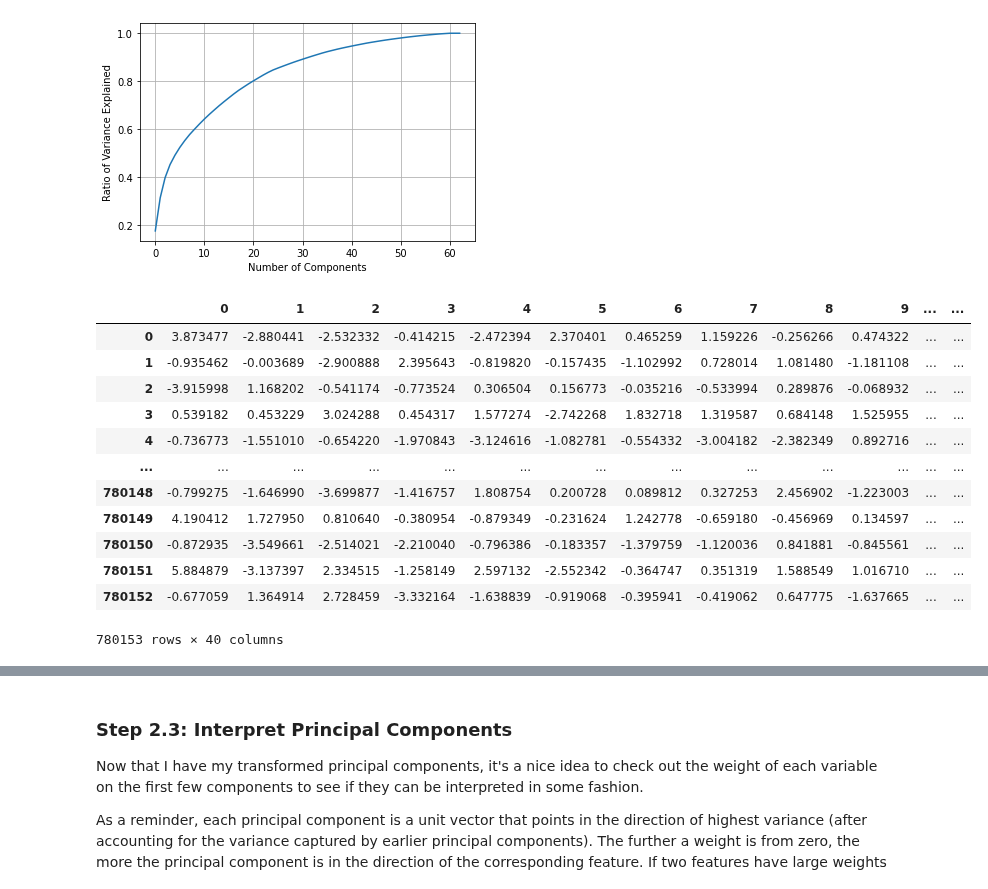
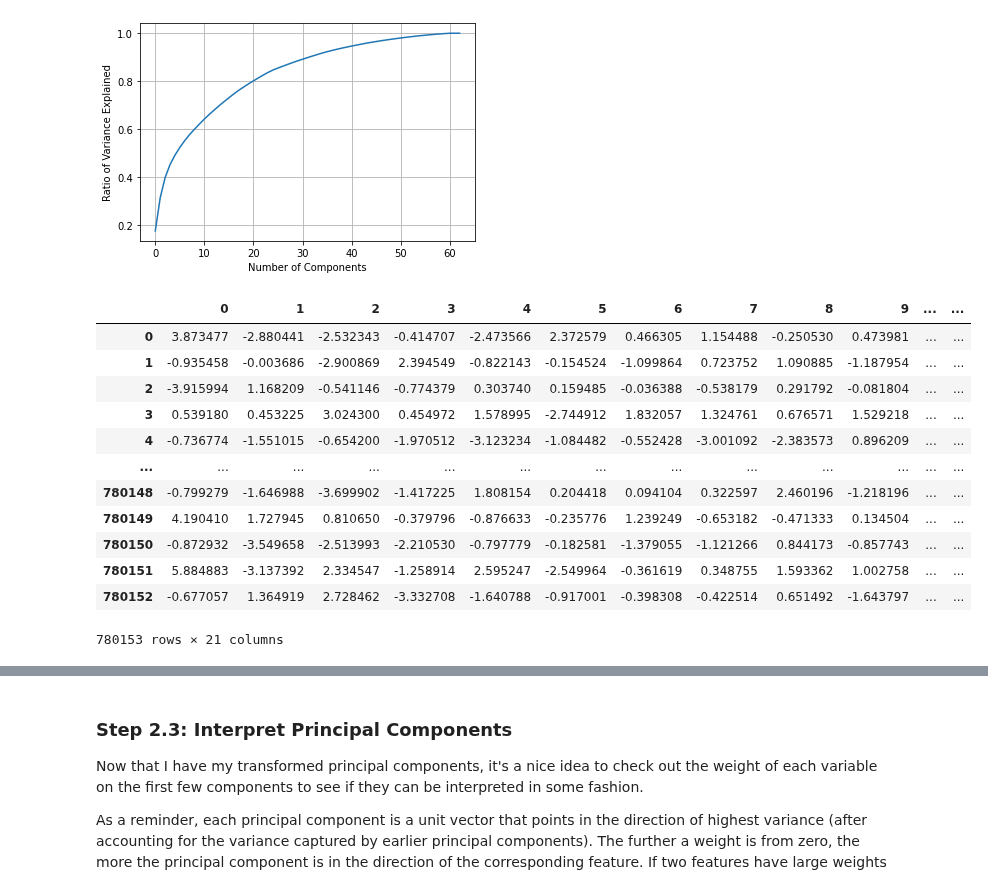
Before and after one commit to paulgureghian/Python_Notebooks, a Jupyter notebook: Create_Cust_Segments/Identify_Cust_Segments/identify_cust_segments.ipynb, the cells around one changed output, grey strips where cells are left out. Saved outputs shown, nothing was run; the diff lists cells and outputs as text; code cells hidden in the pictures.

```diff
--- a/Create_Cust_Segments/Identify_Cust_Segments/identify_cust_segments.ipynb
+++ b/Create_Cust_Segments/Identify_Cust_Segments/identify_cust_segments.ipynb
@@ -1047,23 +1047,23 @@ plt.grid();
 [figure]
 # %%
 # Re-apply PCA techniques to the dataframe with 'n_components' parameter.
-pca = PCA(n_components=40)
+pca = PCA(n_components=21)
 azdias_pca = pd.DataFrame(pca.fit_transform(azdias))
 azdias_pca
 # %% [output]
 |  | 0 | 1 | 2 | 3 | 4 | 5 | 6 | 7 | 8 | 9 | ... | ... |
-| 0 | 3.873477 | -2.880441 | -2.532332 | -0.414215 | -2.472394 | 2.370401 | 0.465259 | 1.159226 | -0.256266 | 0.474322 | ... | ... |
-| 1 | -0.935462 | -0.003689 | -2.900888 | 2.395643 | -0.819820 | -0.157435 | -1.102992 | 0.728014 | 1.081480 | -1.181108 | ... | ... |
-| 2 | -3.915998 | 1.168202 | -0.541174 | -0.773524 | 0.306504 | 0.156773 | -0.035216 | -0.533994 | 0.289876 | -0.068932 | ... | ... |
-| 3 | 0.539182 | 0.453229 | 3.024288 | 0.454317 | 1.577274 | -2.742268 | 1.832718 | 1.319587 | 0.684148 | 1.525955 | ... | ... |
-| 4 | -0.736773 | -1.551010 | -0.654220 | -1.970843 | -3.124616 | -1.082781 | -0.554332 | -3.004182 | -2.382349 | 0.892716 | ... | ... |
+| 0 | 3.873477 | -2.880441 | -2.532343 | -0.414707 | -2.473566 | 2.372579 | 0.466305 | 1.154488 | -0.250530 | 0.473981 | ... | ... |
+| 1 | -0.935458 | -0.003686 | -2.900869 | 2.394549 | -0.822143 | -0.154524 | -1.099864 | 0.723752 | 1.090885 | -1.187954 | ... | ... |
+| 2 | -3.915994 | 1.168209 | -0.541146 | -0.774379 | 0.303740 | 0.159485 | -0.036388 | -0.538179 | 0.291792 | -0.081804 | ... | ... |
+| 3 | 0.539180 | 0.453225 | 3.024300 | 0.454972 | 1.578995 | -2.744912 | 1.832057 | 1.324761 | 0.676571 | 1.529218 | ... | ... |
+| 4 | -0.736774 | -1.551015 | -0.654200 | -1.970512 | -3.123234 | -1.084482 | -0.552428 | -3.001092 | -2.383573 | 0.896209 | ... | ... |
 | ... | ... | ... | ... | ... | ... | ... | ... | ... | ... | ... | ... | ... |
-| 780148 | -0.799275 | -1.646990 | -3.699877 | -1.416757 | 1.808754 | 0.200728 | 0.089812 | 0.327253 | 2.456902 | -1.223003 | ... | ... |
-| 780149 | 4.190412 | 1.727950 | 0.810640 | -0.380954 | -0.879349 | -0.231624 | 1.242778 | -0.659180 | -0.456969 | 0.134597 | ... | ... |
-| 780150 | -0.872935 | -3.549661 | -2.514021 | -2.210040 | -0.796386 | -0.183357 | -1.379759 | -1.120036 | 0.841881 | -0.845561 | ... | ... |
-| 780151 | 5.884879 | -3.137397 | 2.334515 | -1.258149 | 2.597132 | -2.552342 | -0.364747 | 0.351319 | 1.588549 | 1.016710 | ... | ... |
-| 780152 | -0.677059 | 1.364914 | 2.728459 | -3.332164 | -1.638839 | -0.919068 | -0.395941 | -0.419062 | 0.647775 | -1.637665 | ... | ... |
+| 780148 | -0.799279 | -1.646988 | -3.699902 | -1.417225 | 1.808154 | 0.204418 | 0.094104 | 0.322597 | 2.460196 | -1.218196 | ... | ... |
+| 780149 | 4.190410 | 1.727945 | 0.810650 | -0.379796 | -0.876633 | -0.235776 | 1.239249 | -0.653182 | -0.471333 | 0.134504 | ... | ... |
+| 780150 | -0.872932 | -3.549658 | -2.513993 | -2.210530 | -0.797779 | -0.182581 | -1.379055 | -1.121266 | 0.844173 | -0.857743 | ... | ... |
+| 780151 | 5.884883 | -3.137392 | 2.334547 | -1.258914 | 2.595247 | -2.549964 | -0.361619 | 0.348755 | 1.593362 | 1.002758 | ... | ... |
+| 780152 | -0.677057 | 1.364919 | 2.728462 | -3.332708 | -1.640788 | -0.917001 | -0.398308 | -0.422514 | 0.651492 | -1.643797 | ... | ... |
-780153 rows × 40 columns
+780153 rows × 21 columns
 # %%
 # Plot the transformed dataframe.
 plt.plot(pca.explained_variance_ratio_)
```
Also changed, not shown: parts of 10 cells of this notebook.
